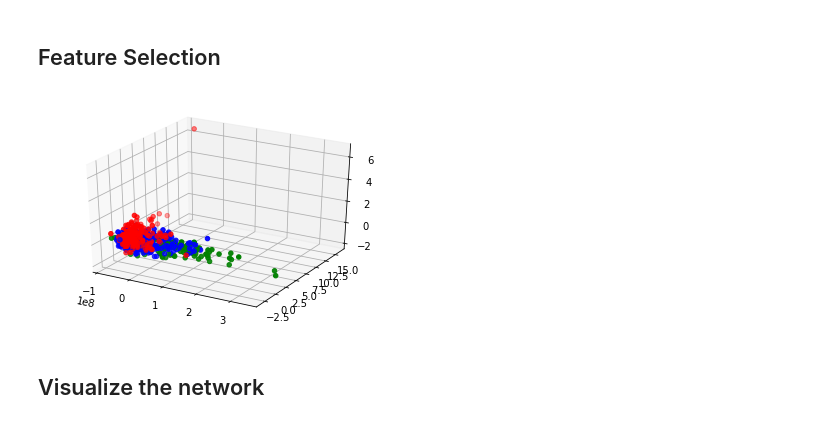
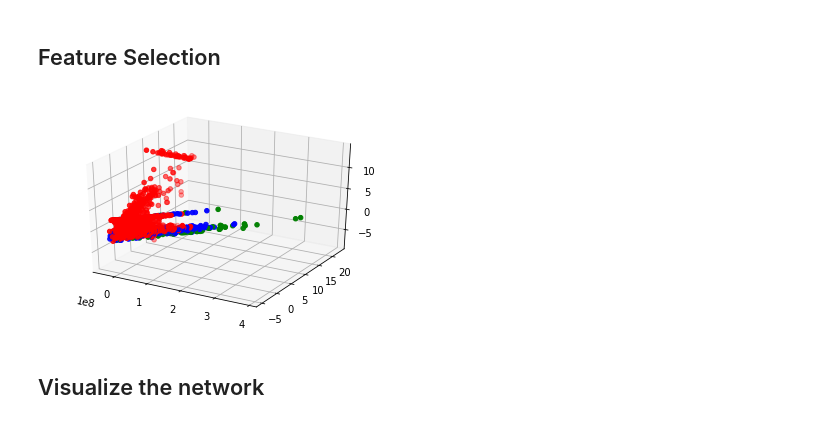
Before and after one commit to yuechaohou/PDS, a Jupyter notebook: feature_selection/Feature Selection.ipynb, the cells around one changed output. Saved outputs shown, nothing was run; the diff lists cells and outputs as text; code cells hidden in the pictures.

```diff
--- a/feature_selection/Feature Selection.ipynb
+++ b/feature_selection/Feature Selection.ipynb
@@ -100,8 +100,3 @@ def get_roles():
 print(len(get_roles()))
 # %% [output]
 1965
-# %%
-with open('name_url.pkl','rb') as f:
-    name_dic=pickle.load(f)
-
-print(name_dic['Deep Throat(1972)'])
@@ -258,10 +251,10 @@ with open('company_info.pkl', 'rb') as f:
 sorted_company=sorted(company_info.items(), key=lambda d: d[1])
 print(sorted_company[-30:])
 
-target=sorted_company[-20:]
+target=sorted_company
 name_list = [a[0] for a in target]
 num_list = [a[1] for a in target]
 plt.barh(range(len(num_list)), num_list,fc='b',tick_label=name_list)
-plt.title('Top 20 Companies With Highest Influence Factor')
+plt.title('Companies Influence Factor')
 plt.show()
 # %% [output]
@@ -304,7 +297,7 @@ for key in key_list:
         movie_info=pickle.load(f)
     sorted_movie=sorted(movie_info.items(), key=lambda d: d[1])
     #print(sorted_movie[-30:])
-    target=sorted_movie[-20:]
+    target=sorted_movie[-40:]
     name_list = [a[0] for a in target]
     num_list = [a[1] for a in target]
     plt.barh(range(len(num_list)), num_list,fc='b',tick_label=name_list)
@@ -332,6 +325,7 @@ with open('name_url.pkl', 'rb') as f:
     movie_budget=pickle.load(f)
 
 visual_y=list()
+movie_name=list()
 visual_list['budget']=list()
 visual_list['cast']=list()
 total_info=dict()
@@ -345,14 +339,12 @@ for key in key_list:
 for name in movie_info.keys():
     cast_dic=movie_info[name]['cast']
     cast_list=['leading_members', 'production']
-    if 'Keywords' in movie_info[name]['summary'].keys() and 'Production Method' in movie_info[name]['summary'].keys() \
-    and 'Franchise' in movie_info[name]['summary'].keys() and 'Creative Type' in movie_info[name]['summary'].keys() \
-    and 'Genre' in movie_info[name]['summary'].keys() and 'Production Companies' in movie_info[name]['summary'].keys() \
-    and 'Domestic Releases' in movie_info[name]['summary'].keys() and min(movie_info[name]['summary']['Domestic Releases'].values())<datetime.now():
-
-        if math.log(movie_budget[name]['Worldwide Gross']+1)<19:
+    if name in movie_budget.keys() and movie_budget[name]['Release Date']<datetime.now():
+        movie_name.append(name)
+        test_value=math.log(movie_budget[name]['Worldwide Gross']+1)
+        if test_value<15:
             visual_y.append('r')
-        elif math.log(movie_budget[name]['Worldwide Gross']+1)<20:
+        elif test_value<18:
             visual_y.append('b')
         else:
             visual_y.append('g')
@@ -362,39 +354,51 @@ for name in movie_info.keys():
             if cate in cast_dic.keys():
                 for person in cast_dic[cate]:
                     person_name=person['name'].strip()
                     tmplist.append(person_info[person_name])
 
         visual_list['cast'].append(np.mean(np.array(tmplist)))
         visual_list['budget'].append(movie_budget[name]['Production Budget'])
 
         key_list=['Franchise', 'Creative Type', 'Genre']
         for key in key_list:
             file_name='_'.join(key.lower().split())
-            cate=movie_info[name]['summary'][key].strip()
-            visual_list[file_name].append(total_info[file_name][cate])
+            if key in movie_info[name]['summary'].keys():
+                cate=movie_info[name]['summary'][key].strip()
+                visual_list[file_name].append(total_info[file_name][cate])
+            else:
+                visual_list[file_name].append(np.mean(np.array(list(total_info[file_name].values()) )))
 
         key_list=['Keywords', 'Production Method','Production Companies']
         for key in key_list:
             file_name='_'.join(key.lower().split())
             tmplist=list()
-            for cate in movie_info[name]['summary'][key]:
-                tmplist.append(total_info[file_name][cate.strip()])
-            visual_list[file_name].append(np.mean(np.array(tmplist)))
+            if key in movie_info[name]['summary'].keys():
+                for cate in movie_info[name]['summary'][key]:
+                    tmplist.append(total_info[file_name][cate.strip()])
+                visual_list[file_name].append(np.mean(np.array(tmplist)))
+            else:
+                visual_list[file_name].append(np.mean(np.array(list(total_info[file_name].values()) )))
 
 P=np.array(list(visual_list.values())).T
+column_name=np.array(list(visual_list.keys()))
 visual_y=np.array(visual_y)
+movie_name=np.array(movie_name)
+movie_name=movie_name[~np.isnan(P).any(axis=1)]
 y_train=visual_y[~np.isnan(P).any(axis=1)]
 P=P[~np.isnan(P).any(axis=1)]
+pdf=pd.DataFrame(data=P,index=movie_name, columns=column_name)
+pdf.to_csv('movie_info.csv')
+
 pca = PCA(n_components=3)
 pca.fit(P)
 P=pca.transform(P)
 
 fig = plt.figure()
 ax = fig.add_subplot(111, projection='3d')
 ax.scatter3D(P[:,0],P[:,1],P[:,2], c=y_train)
 plt.show()
 # %% [output]
-[figure, old version]
+[figure, new version]
 # %% [markdown]
 ## Visualize the network
 # %%
```
Also changed, not shown: parts of 5 cells of this notebook, 4 other files.
